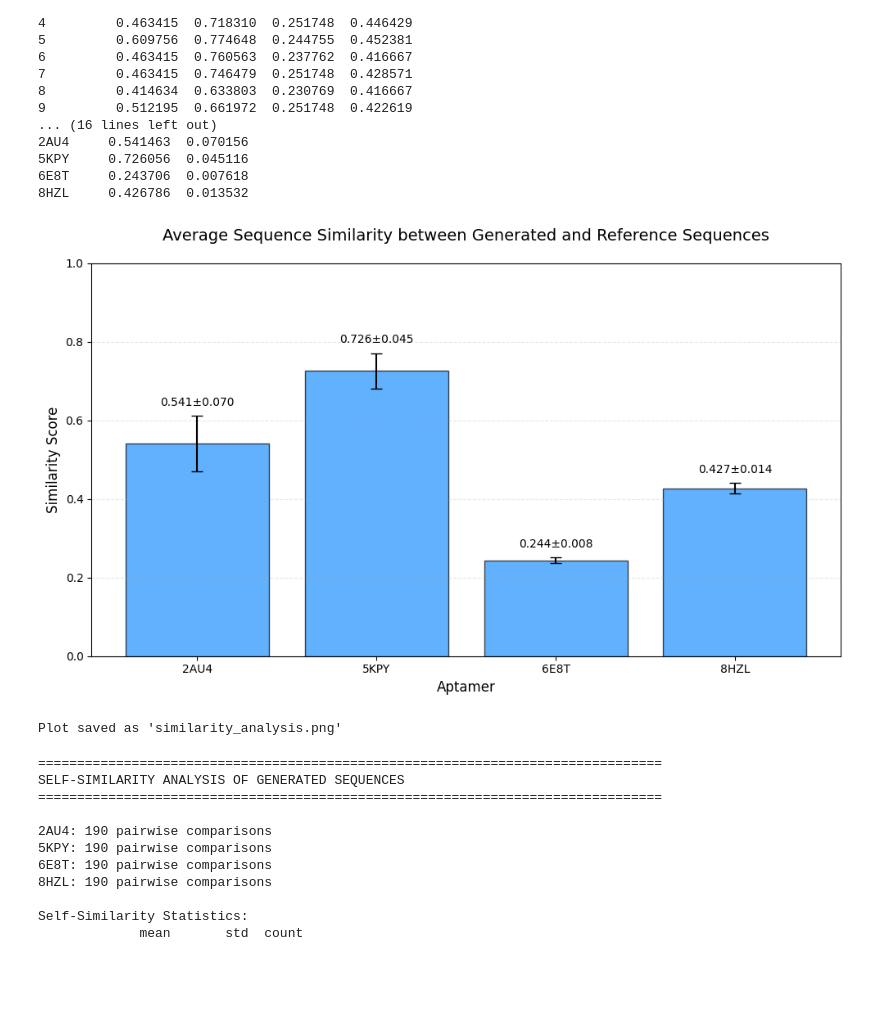
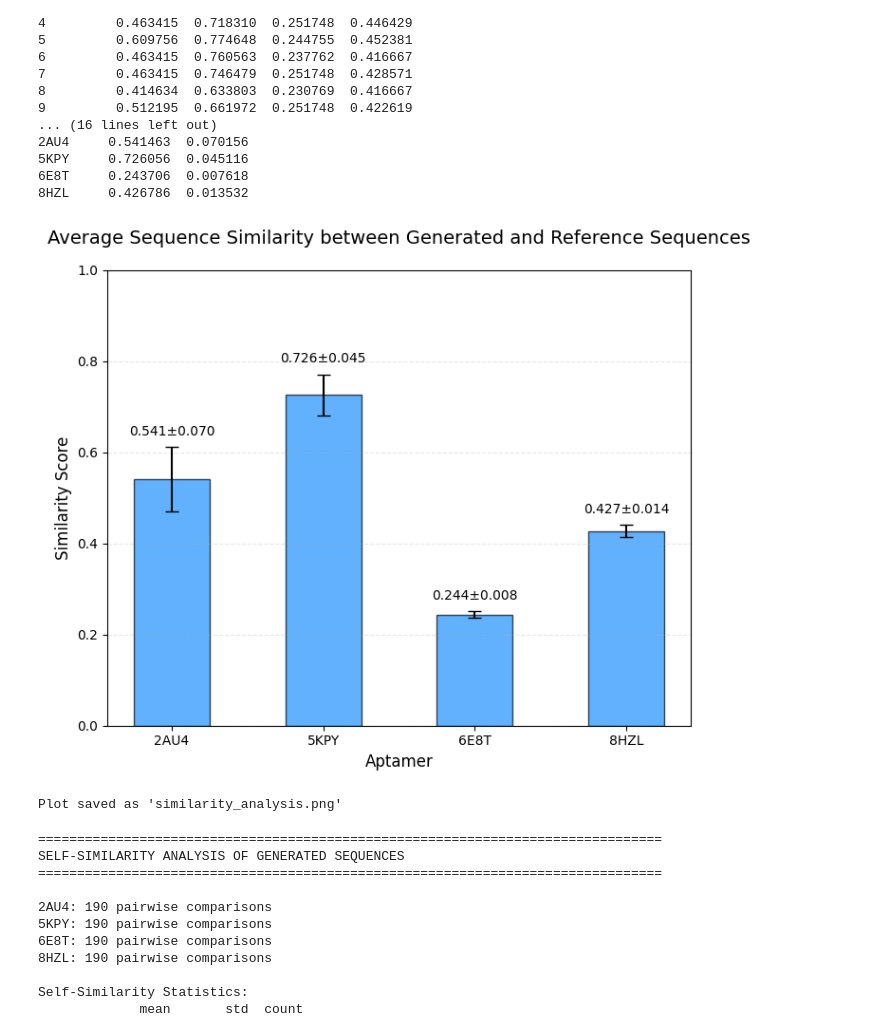
Before and after one commit to peneeta/Benchmarking-RhoDesign, a Jupyter notebook: analyze_seqs.ipynb, the cells around one changed output. Saved outputs shown, nothing was run; the diff lists cells and outputs as text; code cells hidden in the pictures; blank space fills up the shorter version.

Commit message:
prettier graphs

```diff
--- a/analyze_seqs.ipynb
+++ b/analyze_seqs.ipynb
@@ -109,41 +100,40 @@ Sequence
 6E8T     0.243706  0.007618
 8HZL     0.426786  0.013532
 # %%
-# Create bar plot
-fig, ax = plt.subplots(figsize=(10, 6))
+fig, ax = plt.subplots(figsize=(7, 6))
 
 x_pos = np.arange(len(aptamers))
 means = stats['mean'].values
 stds = stats['std'].values
 
 bars = ax.bar(x_pos, means, yerr=stds, capsize=5, alpha=0.7,
-              color='dodgerblue', edgecolor='black', linewidth=1)
+              color='dodgerblue', edgecolor='black', linewidth=1, width=0.5)
 
 ax.set_xlabel('Aptamer', fontsize=12)
 ax.set_ylabel('Similarity Score', fontsize=12,)
 ax.set_title('Average Sequence Similarity between Generated and Reference Sequences',
              fontsize=14, pad=20)
 ax.set_xticks(x_pos)
 ax.set_xticklabels(aptamers)
 ax.set_ylim([0, 1])
 ax.grid(axis='y', alpha=0.3, linestyle='--')
 
 # Add value labels on bars
 for i, (bar, mean, std) in enumerate(zip(bars, means, stds)):
     height = bar.get_height()
     # Add padding above the error bar
     y_pos = height + std + 0.02  # 0.02 units of padding
     ax.text(bar.get_x() + bar.get_width()/2., y_pos,
             f'{mean:.3f}±{std:.3f}',
             ha='center', va='bottom', fontsize=10)
 
 plt.tight_layout()
-plt.savefig('similarity_analysis.png', dpi=300, bbox_inches='tight')
+plt.savefig('./figs/similarity_analysis.png', dpi=300, bbox_inches='tight')
 plt.show()
 
 print("Plot saved as 'similarity_analysis.png'")
 # %% [output]
-[figure, old version]
+[figure, new version]
 Plot saved as 'similarity_analysis.png'
 # %%
 print("\n" + "="*80)
```
Also changed, not shown: parts of 2 cells of this notebook, 4 other files.
